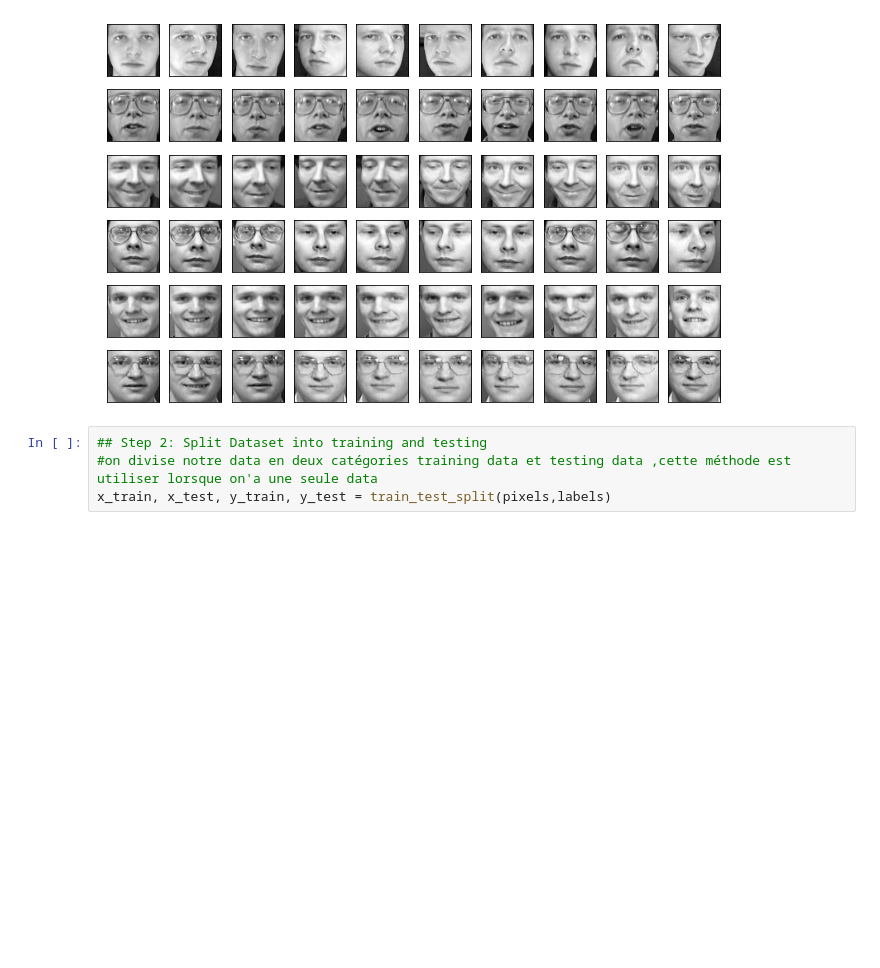
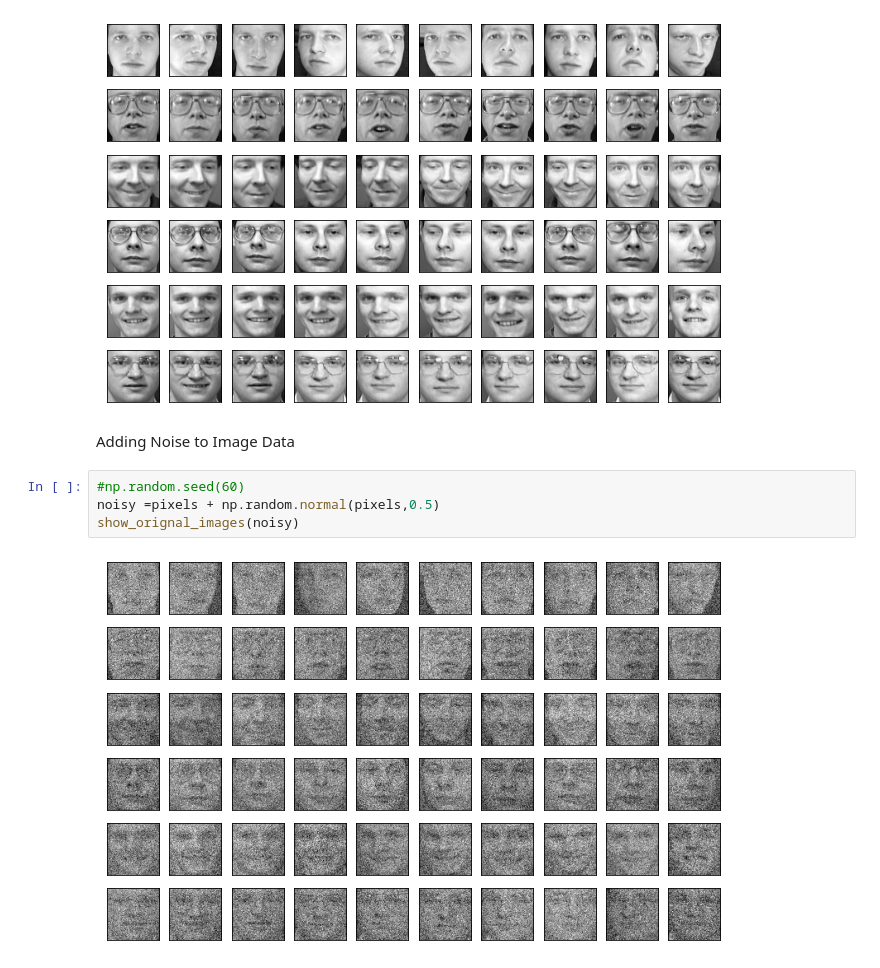
Before and after one commit to hayathhh/FACERECOGNITION, a Jupyter notebook: facerecognition.ipynb, the cells around one changed output. Drawn from its saved outputs; the diff is of its cells as text; blank space fills up the shorter version.

```diff
--- a/facerecognition.ipynb
+++ b/facerecognition.ipynb
@@ -44,7 +62,11 @@ pixels= df.drop(["target"],axis=1)
 show_orignal_images(pixels)
 # %% [output]
 [figure]
-# %%
-## Step 2: Split Dataset into training and testing
-#on divise notre data en deux catégories training data et testing data ,cette méthode est utiliser lorsque on'a une seule data
-x_train, x_test, y_train, y_test = train_test_split(pixels,labels)
+# %% [markdown]
+Adding Noise to Image Data
+# %%
+#np.random.seed(60)
+noisy =pixels + np.random.normal(pixels,0.5)
+show_orignal_images(noisy)
+# %% [output]
+[figure, added]
```
Also changed, not shown: parts of 24 cells of this notebook.
